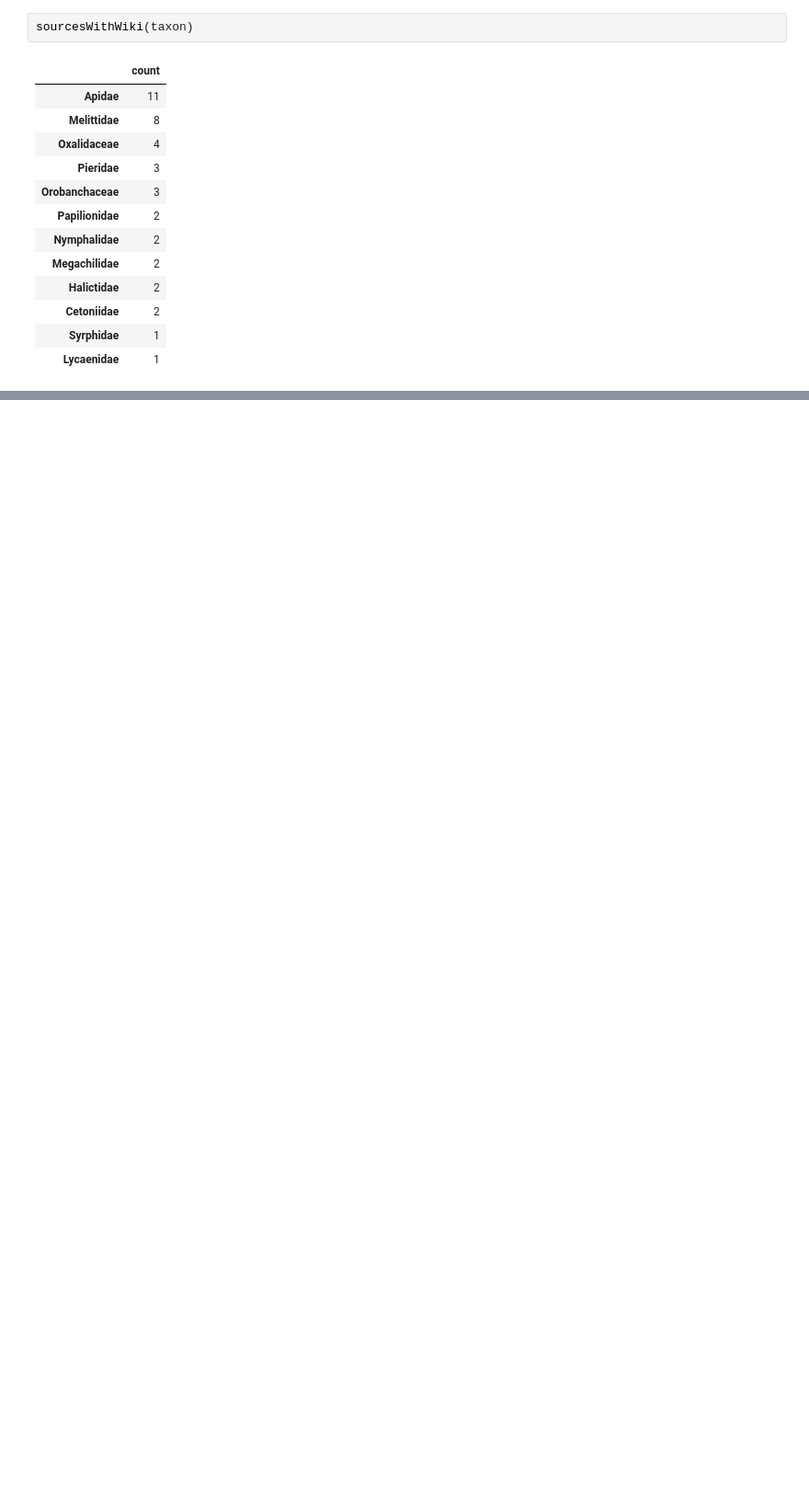
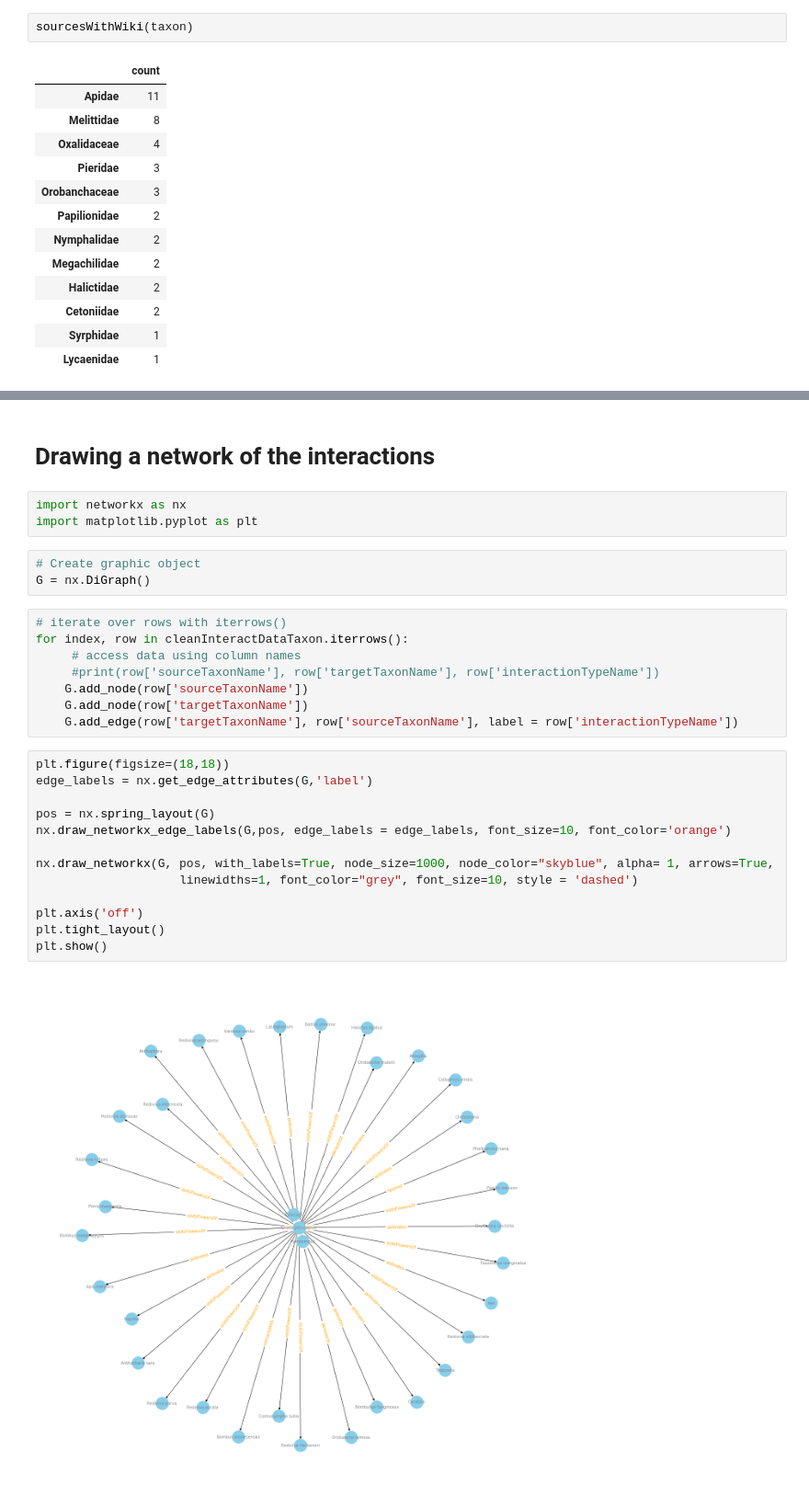
Before and after one commit to AgentschapPlantentuinMeise/interactias, a Jupyter notebook: notebook/interactias.ipynb, the cells around one changed output, grey strips where cells are left out. Shown: that part at 92% size. Cells and saved outputs as stored; diff of their text form; blank space fills up the shorter version.

Commit message:
Update interactias.ipynb
Adding network diagram for interactions

```diff
--- a/notebook/interactias.ipynb
+++ b/notebook/interactias.ipynb
@@ -264,0 +257,31 @@ allInteractions(taxon)
+# %% [markdown]
+# Drawing a network of the interactions
+# %%
+import networkx as nx
+import matplotlib.pyplot as plt
+# %%
+# Create graphic object
+G = nx.DiGraph()
+# %%
+# iterate over rows with iterrows()
+for index, row in cleanInteractDataTaxon.iterrows():
+     # access data using column names
+     #print(row['sourceTaxonName'], row['targetTaxonName'], row['interactionTypeName'])
+    G.add_node(row['sourceTaxonName'])
+    G.add_node(row['targetTaxonName'])
+    G.add_edge(row['targetTaxonName'], row['sourceTaxonName'], label = row['interactionTypeName'])
+# %%
+plt.figure(figsize=(18,18))
+edge_labels = nx.get_edge_attributes(G,'label')
+
+pos = nx.spring_layout(G)
+nx.draw_networkx_edge_labels(G,pos, edge_labels = edge_labels, font_size=10, font_color='orange')
+
+nx.draw_networkx(G, pos, with_labels=True, node_size=1000, node_color="skyblue", alpha= 1, arrows=True,
+                    linewidths=1, font_color="grey", font_size=10, style = 'dashed')
+
+plt.axis('off')
+plt.tight_layout()
+plt.show()
+# %% [output]
+[figure, added]
```
Also changed, not shown: parts of 5 cells of this notebook.
